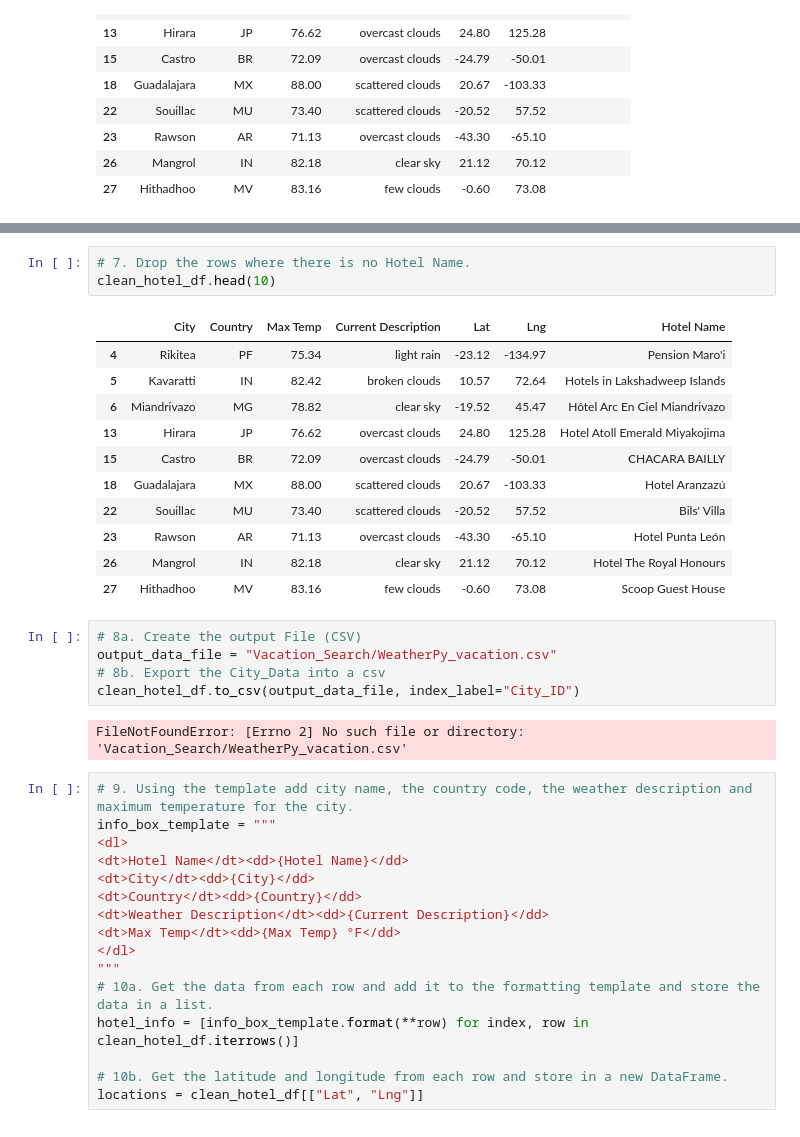
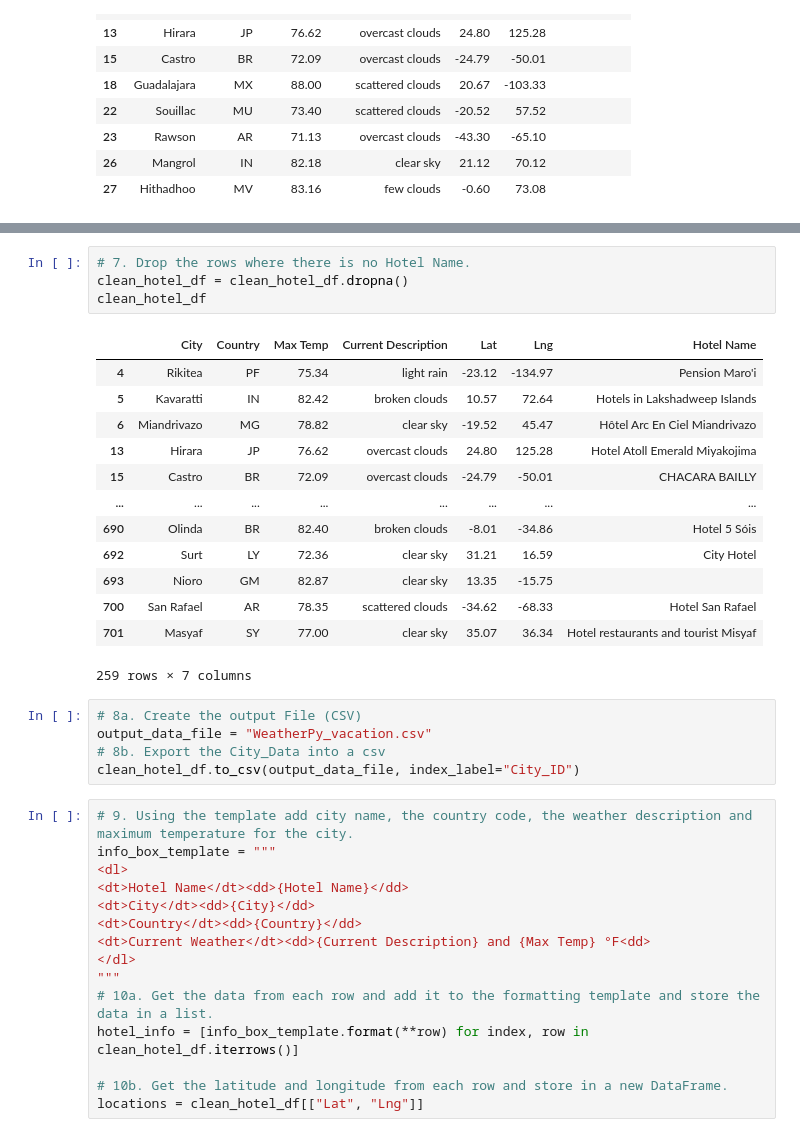
Before and after one commit to jsaltmd/World_Weather_Analysis, a Jupyter notebook: Vacation_Search/Vacation_Search.ipynb, the cells around one changed output, grey strips where cells are left out. Saved outputs shown, nothing was run; the diff lists cells and outputs as text.

```diff
--- a/Vacation_Search/Vacation_Search.ipynb
+++ b/Vacation_Search/Vacation_Search.ipynb
@@ -191,26 +191,27 @@ Hotel San Rafael
 Hotel restaurants and tourist Misyaf
 # %%
 # 7. Drop the rows where there is no Hotel Name.
-clean_hotel_df.head(10)
+clean_hotel_df = clean_hotel_df.dropna()
+clean_hotel_df
 # %% [output]
 |  | City | Country | Max Temp | Current Description | Lat | Lng | Hotel Name |
 | 4 | Rikitea | PF | 75.34 | light rain | -23.12 | -134.97 | Pension Maro'i |
 | 5 | Kavaratti | IN | 82.42 | broken clouds | 10.57 | 72.64 | Hotels in Lakshadweep Islands |
 | 6 | Miandrivazo | MG | 78.82 | clear sky | -19.52 | 45.47 | Hôtel Arc En Ciel Miandrivazo |
 | 13 | Hirara | JP | 76.62 | overcast clouds | 24.80 | 125.28 | Hotel Atoll Emerald Miyakojima |
 | 15 | Castro | BR | 72.09 | overcast clouds | -24.79 | -50.01 | CHACARA BAILLY |
-| 18 | Guadalajara | MX | 88.00 | scattered clouds | 20.67 | -103.33 | Hotel Aranzazú |
-| 22 | Souillac | MU | 73.40 | scattered clouds | -20.52 | 57.52 | Bils' Villa |
-| 23 | Rawson | AR | 71.13 | overcast clouds | -43.30 | -65.10 | Hotel Punta León |
-| 26 | Mangrol | IN | 82.18 | clear sky | 21.12 | 70.12 | Hotel The Royal Honours |
-| 27 | Hithadhoo | MV | 83.16 | few clouds | -0.60 | 73.08 | Scoop Guest House |
+| ... | ... | ... | ... | ... | ... | ... | ... |
+| 690 | Olinda | BR | 82.40 | broken clouds | -8.01 | -34.86 | Hotel 5 Sóis |
+| 692 | Surt | LY | 72.36 | clear sky | 31.21 | 16.59 | City Hotel |
+| 693 | Nioro | GM | 82.87 | clear sky | 13.35 | -15.75 |  |
+| 700 | San Rafael | AR | 78.35 | scattered clouds | -34.62 | -68.33 | Hotel San Rafael |
+| 701 | Masyaf | SY | 77.00 | clear sky | 35.07 | 36.34 | Hotel restaurants and tourist Misyaf |
+259 rows × 7 columns
 # %%
 # 8a. Create the output File (CSV)
-output_data_file = "Vacation_Search/WeatherPy_vacation.csv"
+output_data_file = "WeatherPy_vacation.csv"
 # 8b. Export the City_Data into a csv
 clean_hotel_df.to_csv(output_data_file, index_label="City_ID")
-# %% [output]
-FileNotFoundError: [Errno 2] No such file or directory: 'Vacation_Search/WeatherPy_vacation.csv'
 # %%
 # 9. Using the template add city name, the country code, the weather description and maximum temperature for the city.
 info_box_template = """
@@ -218,8 +219,7 @@ info_box_template = """
 <dt>Hotel Name</dt><dd>{Hotel Name}</dd>
 <dt>City</dt><dd>{City}</dd>
 <dt>Country</dt><dd>{Country}</dd>
-<dt>Weather Description</dt><dd>{Current Description}</dd>
-<dt>Max Temp</dt><dd>{Max Temp} °F</dd>
+<dt>Current Weather</dt><dd>{Current Description} and {Max Temp} °F<dd>
 </dl>
 """
 # 10a. Get the data from each row and add it to the formatting template and store the data in a list.
```
Also changed, not shown: parts of 6 cells of this notebook, 9 other files.
